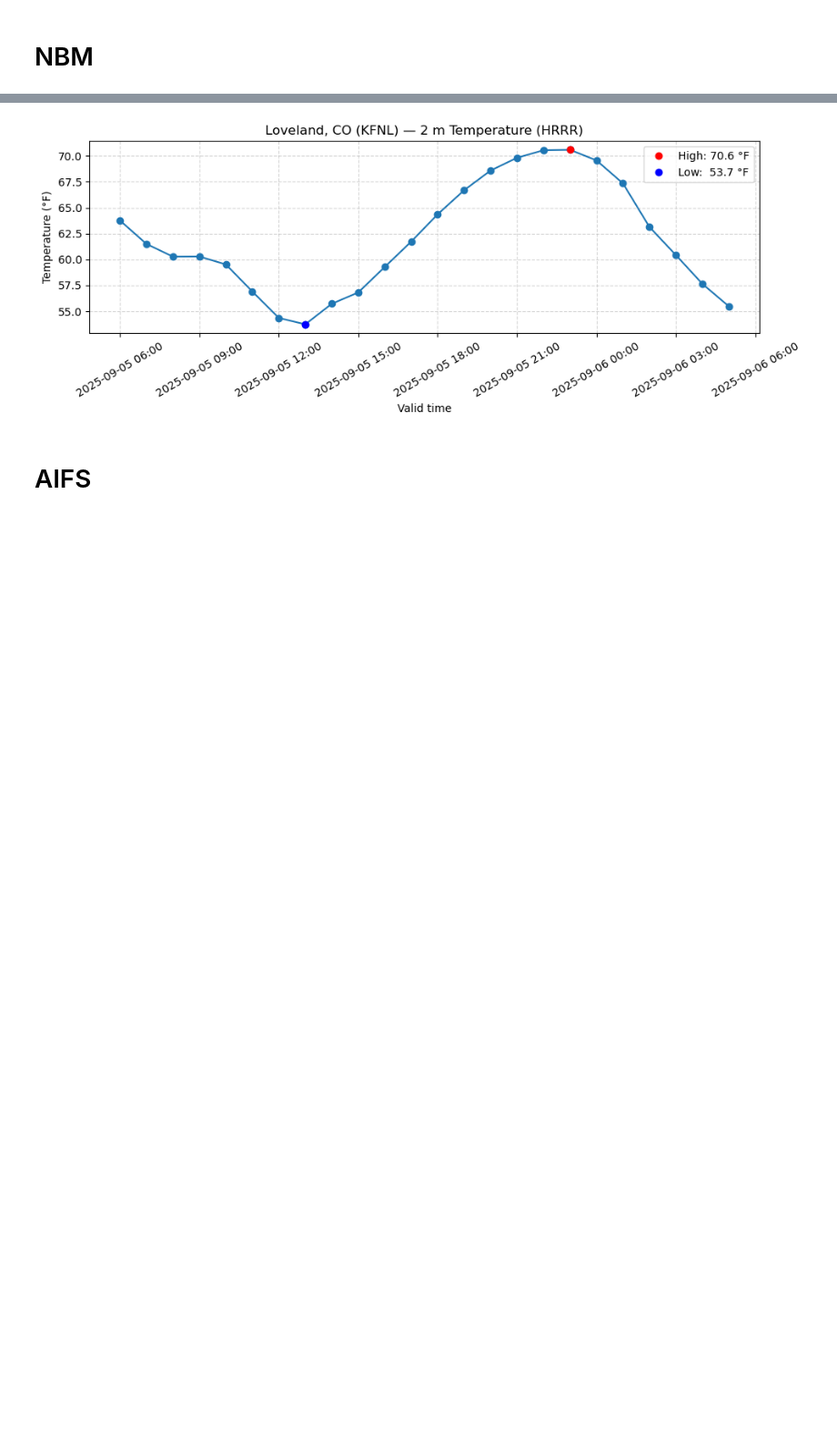
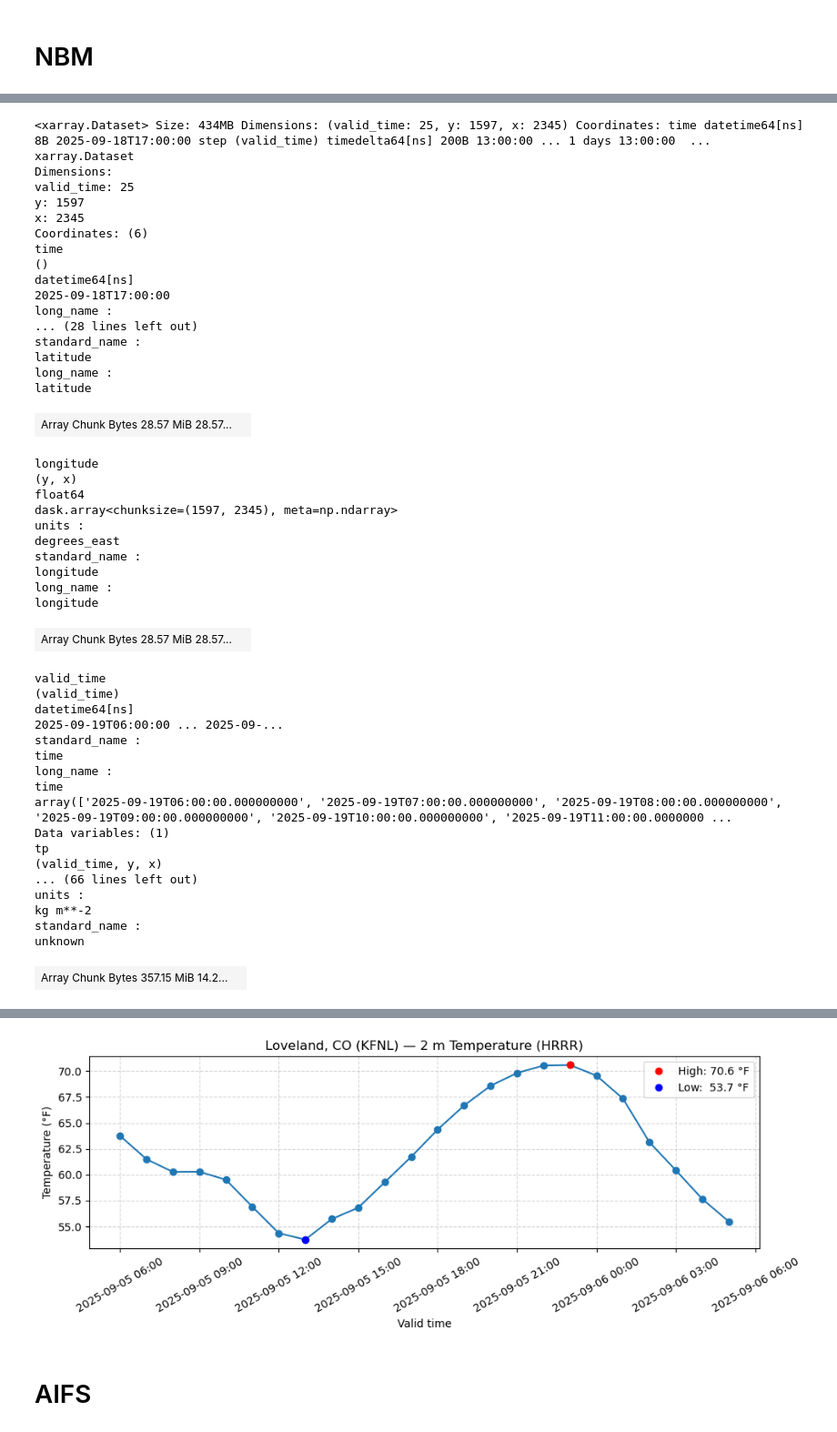
Before and after one commit to jameslarsonclimate/website, a Jupyter notebook: weather-forecasts/getForecast_wxChallenge-pushGitHub-experimental.ipynb, the cells around one changed output, grey strips where cells are left out. Shown at 91% size. Cells and saved outputs as stored; diff of their text form; code cells hidden in the pictures; blank space fills up the shorter version.

```diff
--- a/weather-forecasts/getForecast_wxChallenge-pushGitHub-experimental.ipynb
+++ b/weather-forecasts/getForecast_wxChallenge-pushGitHub-experimental.ipynb
@@ -92,0 +372,50 @@ Coordinates:
+# %%
+tp_nbm
+# %% [output]
+<xarray.Dataset> Size: 434MB Dimensions: (valid_time: 25, y: 1597, x: 2345) Coordinates: time datetime64[ns] 8B 2025-09-18T17:00:00 step (valid_time) timedelta64[ns] 200B 13:00:00 ... 1 days 13:00:00  ...
+xarray.Dataset
+Dimensions:
+valid_time: 25
+y: 1597
+x: 2345
+Coordinates: (6)
+time
+()
+datetime64[ns]
+2025-09-18T17:00:00
+long_name :
+... (28 lines left out)
+standard_name :
+latitude
+long_name :
+latitude
+| Array Chunk Bytes 28.57 MiB 28.57... |  |
+longitude
+(y, x)
+float64
+dask.array<chunksize=(1597, 2345), meta=np.ndarray>
+units :
+degrees_east
+standard_name :
+longitude
+long_name :
+longitude
+| Array Chunk Bytes 28.57 MiB 28.57... |  |
+valid_time
+(valid_time)
+datetime64[ns]
+2025-09-19T06:00:00 ... 2025-09-...
+standard_name :
+time
+long_name :
+time
+array(['2025-09-19T06:00:00.000000000', '2025-09-19T07:00:00.000000000', '2025-09-19T08:00:00.000000000', '2025-09-19T09:00:00.000000000', '2025-09-19T10:00:00.000000000', '2025-09-19T11:00:00.0000000 ...
+Data variables: (1)
+tp
+(valid_time, y, x)
+... (66 lines left out)
+units :
+kg m**-2
+standard_name :
+unknown
+| Array Chunk Bytes 357.15 MiB 14.2... |  |
```
Also changed, not shown: parts of 21 cells of this notebook, 8 other files.
